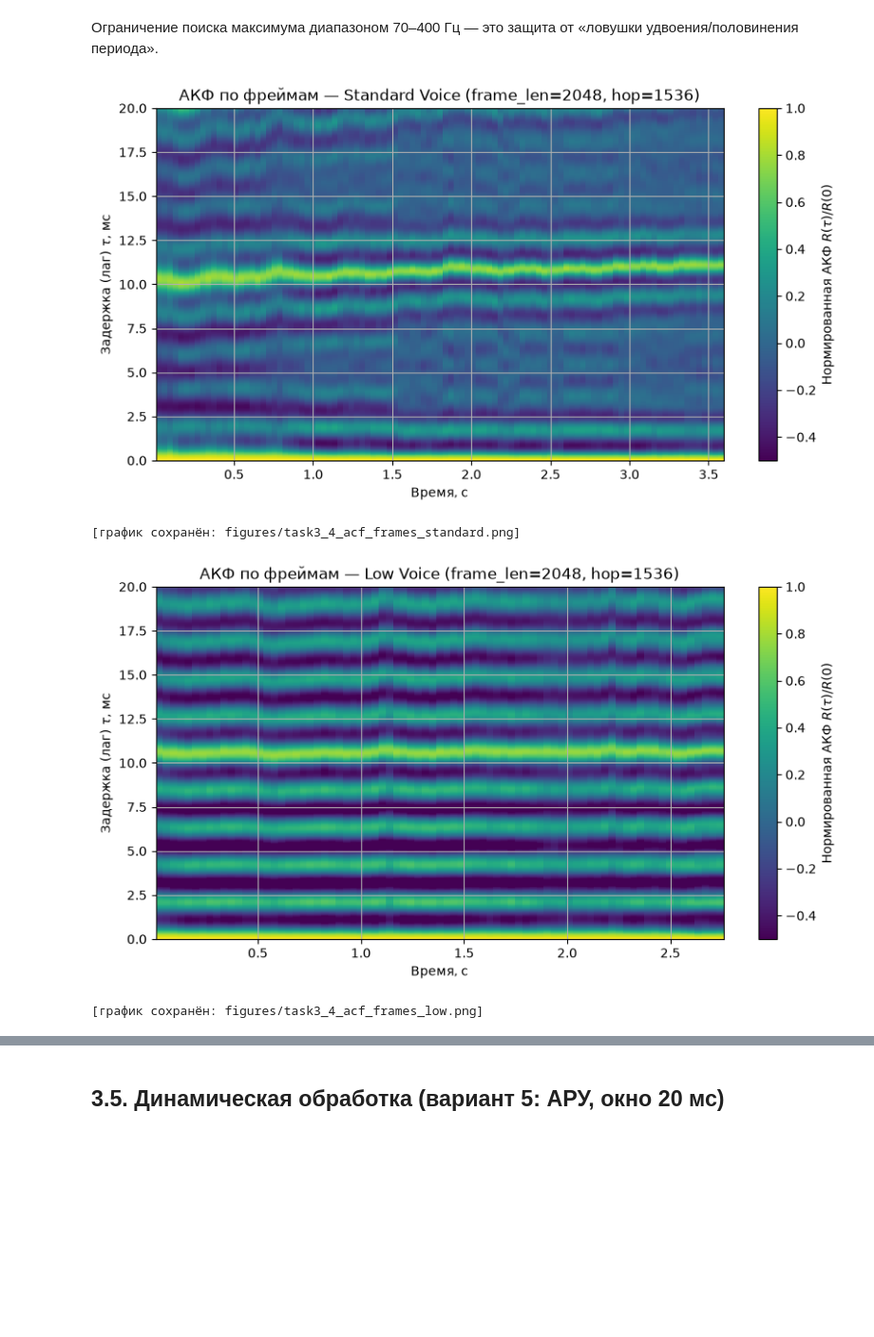
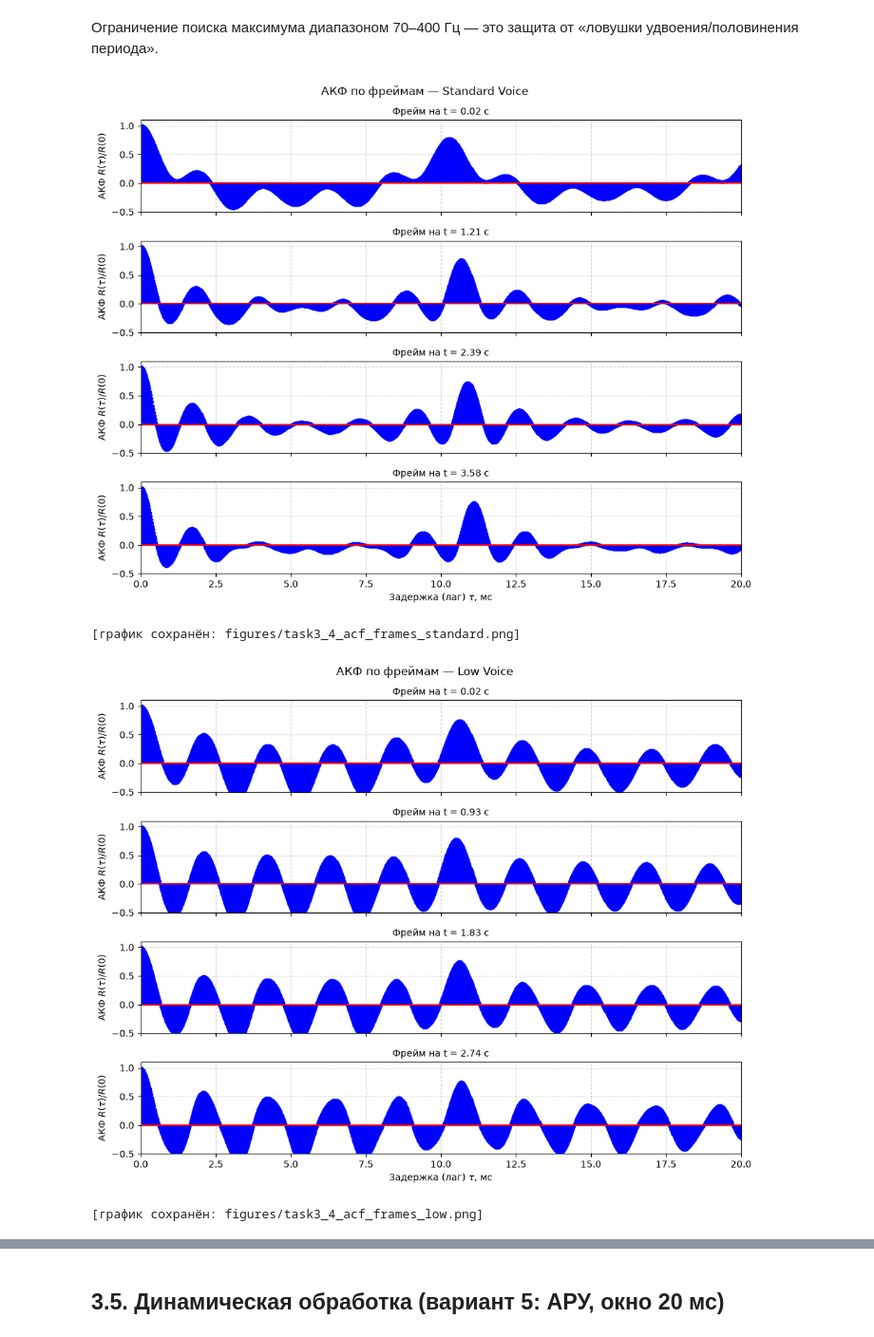
Before and after one commit to StanislauMikulski/TnAofDSP_lab2, a Jupyter notebook: lab02_variant5.ipynb, the cells around one changed output, grey strips where cells are left out. Shown at 95% size. Cells and saved outputs as stored; diff of their text form; code cells hidden in the pictures; blank space fills up the shorter version.

Commit message:
AKF for frames and normal graph

```diff
--- a/lab02_variant5.ipynb
+++ b/lab02_variant5.ipynb
@@ -802,60 +802,67 @@ High:     Средний F0 = 149.9 Гц, Разброс = ±1.0 Гц
 Ограничение поиска максимума диапазоном 70–400 Гц — это защита от «ловушки
 удвоения/половинения периода».
 # %%
-records = [
-    ("Standard Voice", x_rec_standart, fs_rec_standart, "task3_4_acf_frames_standard"),
-    ("Low Voice", x_rec_low, fs_rec_low, "task3_4_acf_frames_low"),
-    ("High Voice", x_rec_high, fs_rec_high, "task3_4_acf_frames_high"),
-]
-
 for title, signal, fs, fig_name in records:
     acf_frames = []
     frame_times = []
 
     n_start = 0
     while n_start + frame_len <= len(signal):
         frame = signal[n_start : n_start + frame_len]
         frame = frame - np.mean(frame)
 
         r = my_acf(frame, ext="zero")
 
         if r[0] > 0:
             r = r / r[0]
 
         acf_frames.append(r)
         frame_times.append((n_start + frame_len / 2) / fs)
 
         n_start += hop
 
-    acf_matrix = np.array(acf_frames).T
-
-    max_lags = acf_matrix.shape[0]
+    acf_matrix = np.array(acf_frames)
+    max_lags = acf_matrix.shape[1]
     lags_ms = (np.arange(max_lags) / fs) * 1000
 
-    fig, ax = plt.subplots(figsize=(10, 5))
+    # Выбираем 4 равномерно распределенных фрейма для отображения
+    num_plots = 4
+    indices = np.linspace(0, len(frame_times) - 1, num_plots, dtype=int)
 
-    mesh = ax.pcolormesh(
-        frame_times,
-        lags_ms,
-        acf_matrix,
-        shading="nearest",
-        cmap="viridis",
-        vmin=-0.5,
-        vmax=1.0
-    )
+    fig, axes = plt.subplots(num_plots, 1, figsize=(10, 8), sharex=True, sharey=True)
 
-    cbar = fig.colorbar(mesh, ax=ax)
-    cbar.set_label("Нормированная АКФ $R(\\tau) / R(0)$")
+    if num_plots == 1:
+        axes = [axes]
 
-    ax.set_title(f"АКФ по фреймам — {title} (frame_len={frame_len}, hop={hop})")
-    ax.set_xlabel("Время, с")
-    ax.set_ylabel("Задержка (лаг) $\\tau$, мс")
+    for ax, idx in zip(axes, indices):
+        t_val = frame_times[idx]
 
-    ax.set_ylim(0, 20)
+        # Для использования обычных линий замените stem на plot:
+        # ax.plot(lags_ms, acf_matrix[idx], label=f"t = {t_val:.2f} с")
+
+        markerline, stemlines, baseline = ax.stem(
+            lags_ms,
+            acf_matrix[idx],
+            linefmt='b-',
+            markerfmt='bo',
+            basefmt='r-'
+        )
+        plt.setp(markerline, markersize=3)
+
+        ax.set_ylabel("АКФ $R(\\tau)/R(0)$")
+        ax.set_title(f"Фрейм на t = {t_val:.2f} с", fontsize=10)
+        ax.grid(True, linestyle="--", alpha=0.5)
+
+    axes[-1].set_xlabel("Задержка (лаг) $\\tau$, мс")
+    axes[-1].set_xlim(0, 20)
+    axes[-1].set_ylim(-0.5, 1.1)
+
+    fig.suptitle(f"АКФ по фреймам — {title}", fontsize=12)
+    fig.tight_layout()
 
     save_and_show(fig, fig_name)
 # %% [output]
-[figure, old version]
+[figure, new version]
 [график сохранён: figures/task3_4_acf_frames_standard.png]
-[figure, old version]
+[figure, new version]
 [график сохранён: figures/task3_4_acf_frames_low.png]
```
Also changed, not shown: parts of 3 cells of this notebook, 3 other files.
